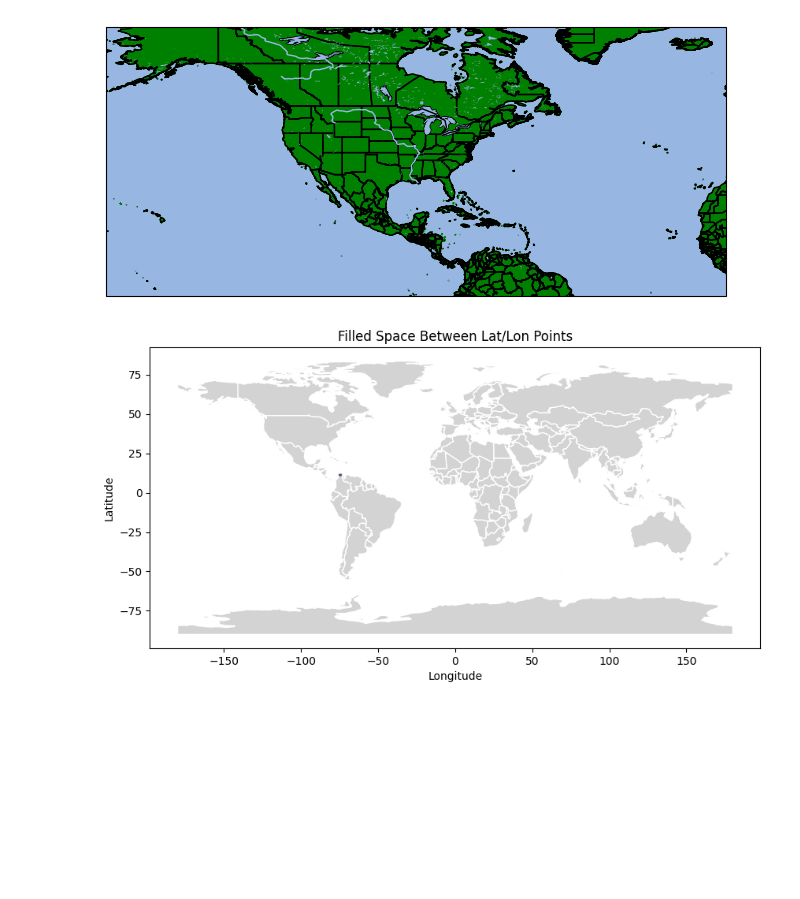
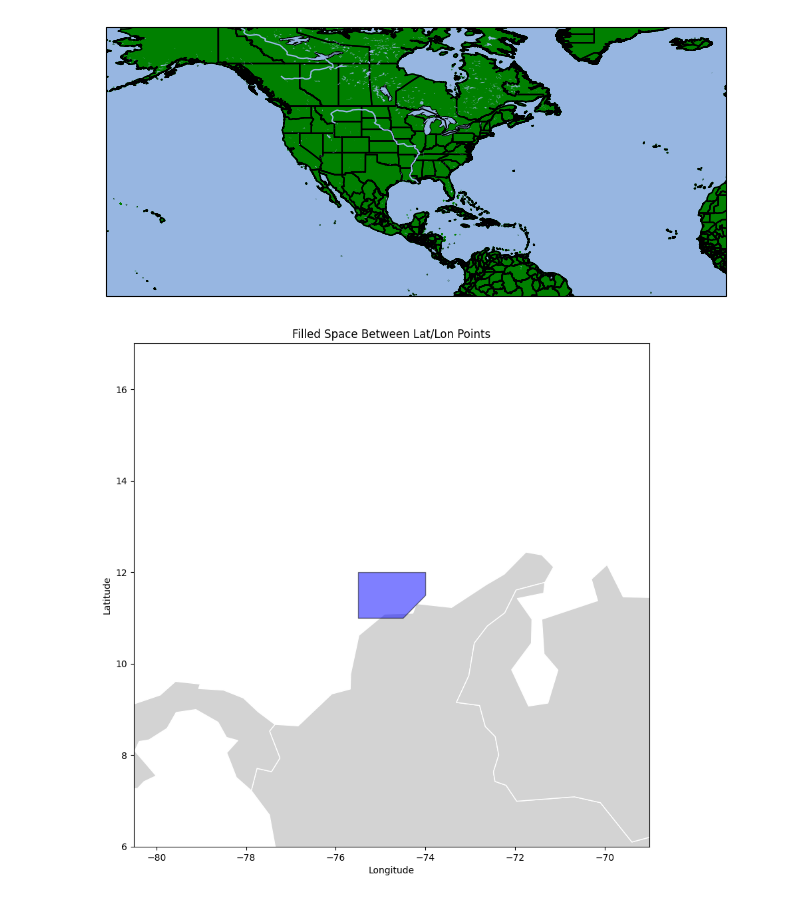
Before and after one commit to mumano/TC_watches_warnings, a Jupyter notebook: lapentaworkspace.ipynb, the cells around one changed output. Saved outputs shown, nothing was run; the diff lists cells and outputs as text; code cells hidden in the pictures; blank space fills up the shorter version.

Commit message:
get first polygon to plot

```diff
--- a/lapentaworkspace.ipynb
+++ b/lapentaworkspace.ipynb
@@ -777,29 +777,32 @@ ax.set_extent([-170, -10, 0, 25])
 # %%
 #fig, ax = plt.subplots(subplot_kw={'projection': ccrs.Mercator()}, figsize=(10, 5))
 #ax.stock_img()
 #ax.coastlines()
 #data_crs = ccrs.PlateCarree()
 
 lats = [11.5, 12, 12, 11, 11, 11, 11.5]
 lons = [-74, -74, -75.5, -75.5, -75, -74.5, -74]
 
 poly_geometry = Polygon(zip(lons, lats))
 
 gdf_poly = gpd.GeoDataFrame({'geometry': [poly_geometry]}, crs="EPSG:4326")
 
 url = "https://naciscdn.org/naturalearth/110m/cultural/ne_110m_admin_0_countries.zip"
 world = gpd.read_file(url)
 
 fig, ax = plt.subplots(figsize=(10, 10))
+
 world.plot(ax=ax, color='lightgray', edgecolor='white')
 gdf_poly.plot(ax=ax, color='blue', alpha=0.5, edgecolor='black')
+ax.set_xlim([min(lons)-5, max(lons)+5])
+ax.set_ylim([min(lats)-5, max(lats)+5])
 
 plt.title("Filled Space Between Lat/Lon Points")
 plt.xlabel("Longitude")
 plt.ylabel("Latitude")
 plt.show()
 
 # Plotting locations
 #ax.scatter(lons, lats, color='blue', size=50, transform=data_crs, zorder=5)
 # %% [output]
-[figure, old version]
+[figure, new version]
```
